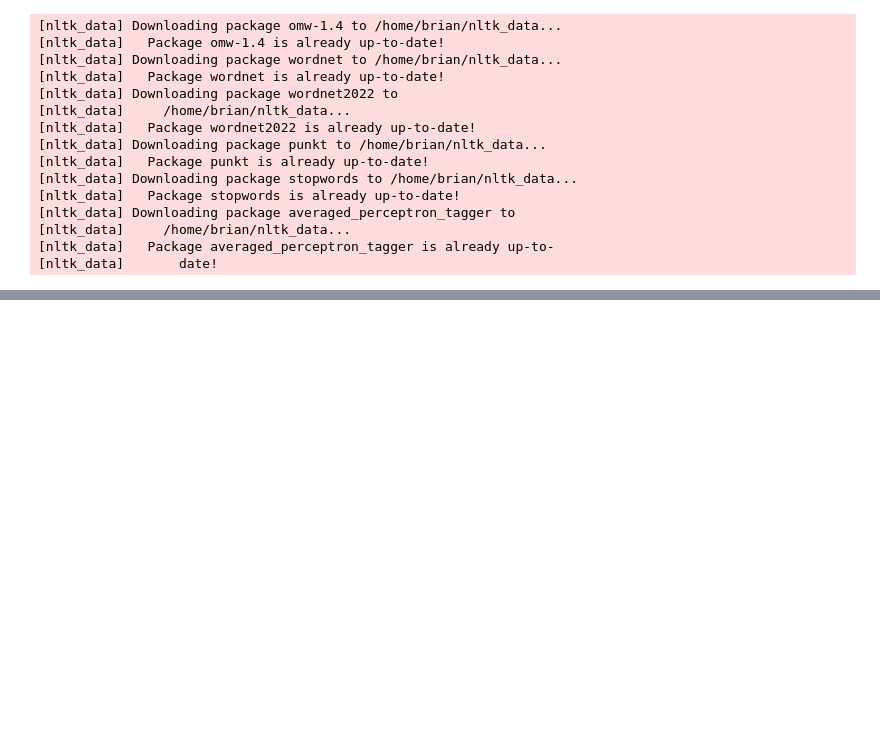
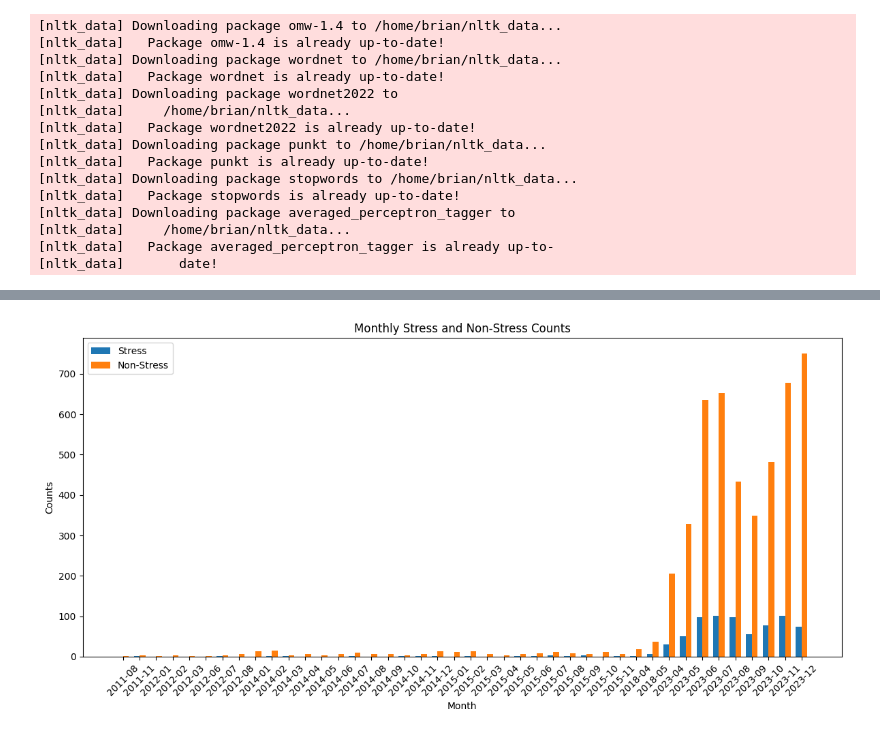
Before and after one commit to Yiran-Lu/CMPT733-Final-Project, a Jupyter notebook: inference.ipynb, the cells around one changed output, grey strips where cells are left out. Saved outputs shown, nothing was run; the diff lists cells and outputs as text; code cells hidden in the pictures; blank space fills up the shorter version.

```diff
--- a/inference.ipynb
+++ b/inference.ipynb
@@ -134,0 +226,41 @@ def predict_stress_reddit(df_reddit):
+# %%
+import pandas as pd
+import matplotlib.pyplot as plt
+import matplotlib.dates as mdates
+
+# Group by month
+monthly_data = df_unimelb.groupby(df_unimelb['created_time'].dt.to_period('M')).stress.agg(['sum', 'count'])
+monthly_data['non_stress'] = monthly_data['count'] - monthly_data['sum']
+monthly_data['stress'] = monthly_data['sum']  # Rename for clarity
+
+# Reset index for plotting
+monthly_data.index = monthly_data.index.to_timestamp()
+
+# Plotting
+fig, ax = plt.subplots(figsize=(12, 6))
+
+# Locations of the groups
+ind = range(len(monthly_data))
+
+# Bar width
+width = 0.35
+
+# Plotting both stress and non-stress
+stress_bars = ax.bar(ind, monthly_data['stress'], width, label='Stress')
+non_stress_bars = ax.bar([p + width for p in ind], monthly_data['non_stress'], width, label='Non-Stress')
+
+# Formatting the plot
+ax.set_xlabel('Month')
+ax.set_ylabel('Counts')
+ax.set_title('Monthly Stress and Non-Stress Counts')
+ax.set_xticks([p + width / 2 for p in ind])
+ax.set_xticklabels([date.strftime('%Y-%m') for date in monthly_data.index], rotation=45)
+
+#ax.set_yscale('log')
+
+ax.legend()
+
+plt.tight_layout()
+plt.show()
+# %% [output]
+[figure, added]
```
Also changed, not shown: parts of 17 cells of this notebook.
